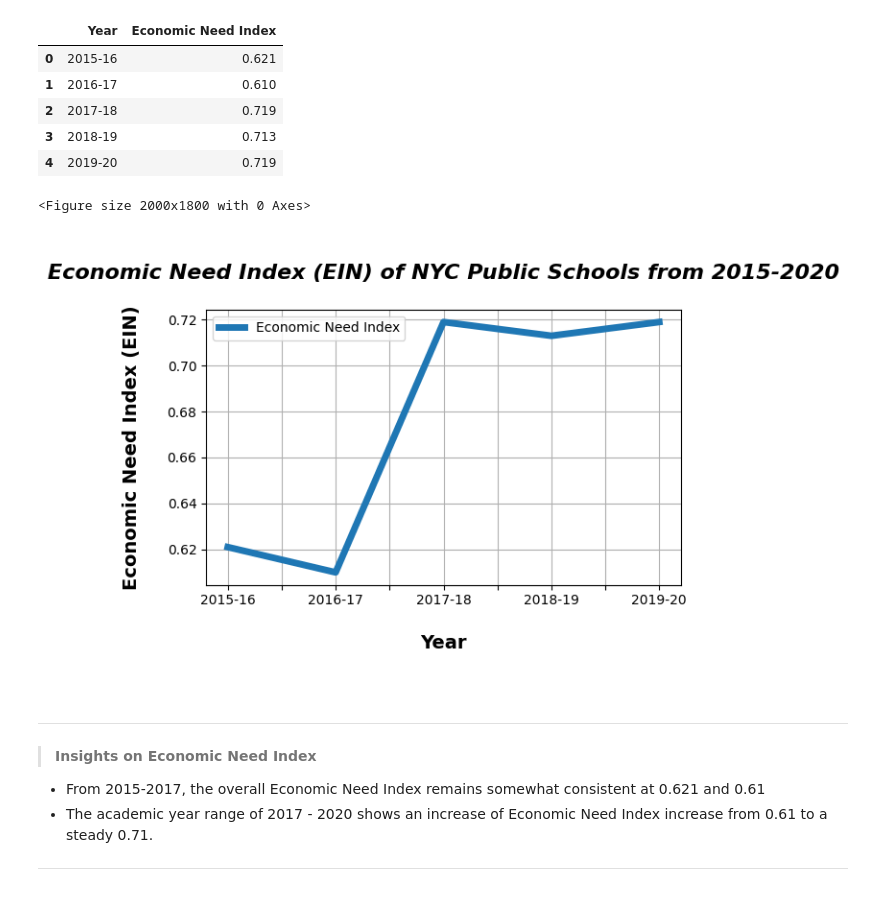
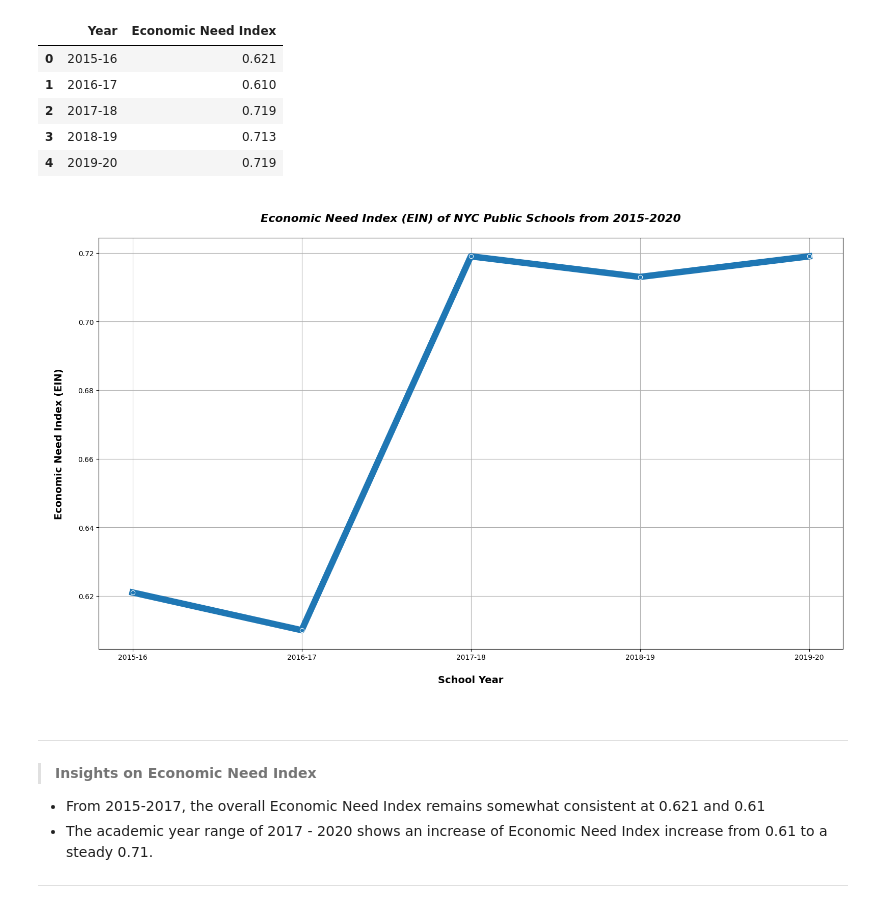
Before and after one commit to thetechleila/NYC-Public-Schools-EDA-Pre-and-Post-Pandemic, a Jupyter notebook: code/eda.ipynb, the cells around one changed output. Saved outputs shown, nothing was run; the diff lists cells and outputs as text; code cells hidden in the pictures.

```diff
--- a/code/eda.ipynb
+++ b/code/eda.ipynb
@@ -529,20 +532,21 @@ economic_need_index_df
 | 4 | 2019-20 | 0.719 |
 # %%
 #Visualize the ENI df
-plt.figure(figsize=(20, 18))
-economic_need_index_df.plot.line(x="Year", y="Economic Need Index", linewidth=5.0)
+plt.figure(figsize=(16, 10))
+sns.lineplot(data=economic_need_index_df, x="Year", y="Economic Need Index",
+             marker="o", linewidth = 9.0)
 
 #Remove scientific notation from y axis
-plt.gcf().axes[0].yaxis.get_major_formatter().set_scientific(False)
+#plt.gcf().axes[0].yaxis.get_major_formatter().set_scientific(False)
+
 plt.grid()
 plt.title("\nEconomic Need Index (EIN) of NYC Public Schools from 2015-2020\n", fontsize=16, weight='bold', style='italic')
-plt.xlabel("\nYear\n", fontsize=14, weight='bold')
+plt.xlabel("\nSchool Year\n", fontsize=14, weight='bold')
 plt.ylabel("\nEconomic Need Index (EIN)\n", fontsize=14, weight='bold')
 plt.tight_layout()
 plt.show()
 # %% [output]
-<Figure size 2000x1800 with 0 Axes>
-[figure, old version]
+[figure, new version]
 # %% [markdown]
 ___
 > **Insights on Economic Need Index**
```
Also changed, not shown: parts of 2 cells of this notebook.
